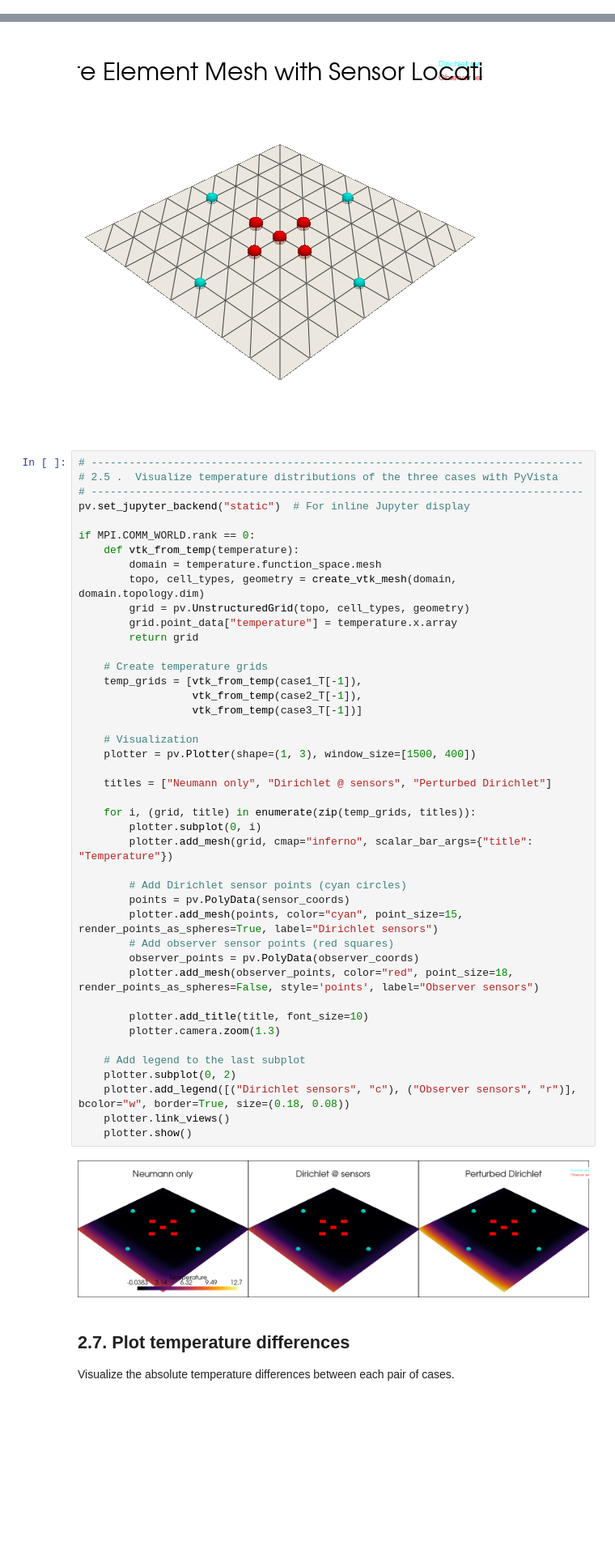
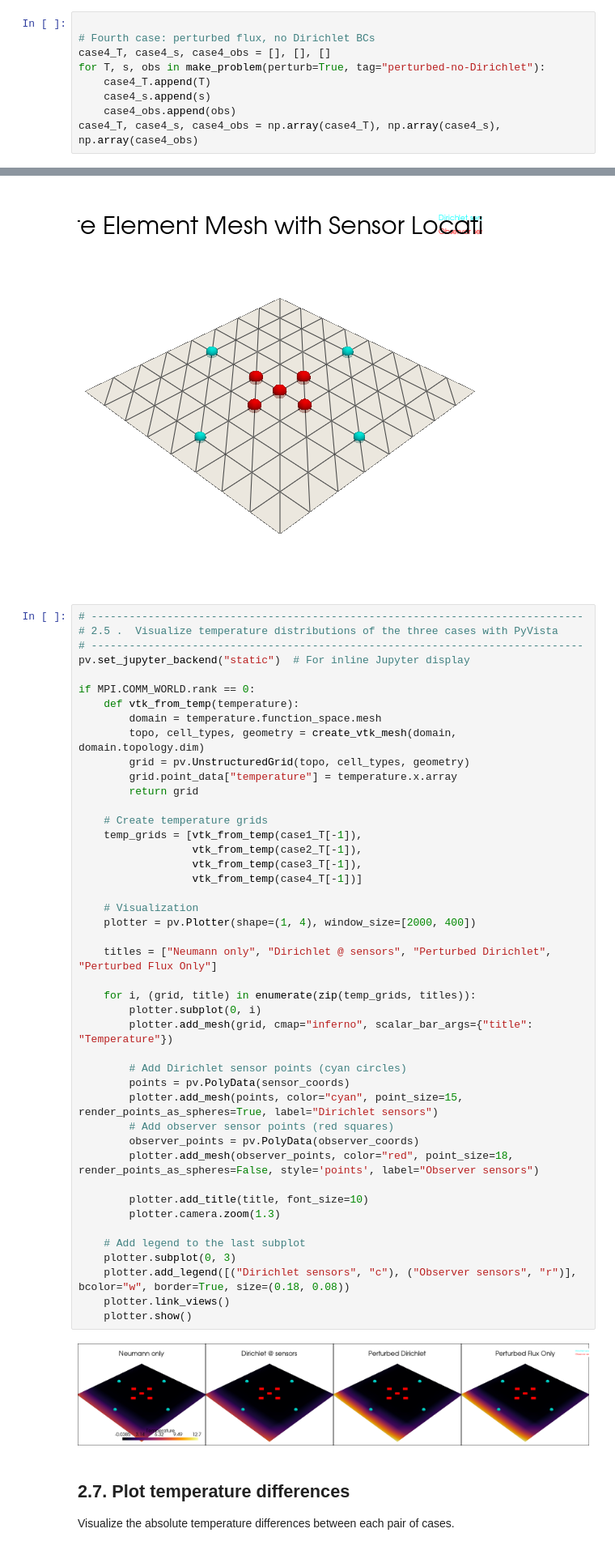
Before and after one commit to danielandresarcones/j4nfdi-dolfinx-ihcp, a Jupyter notebook: notebooks/inner_residuals.ipynb, the cells around one changed output, grey strips where cells are left out. Shown at 81% size. Cells and saved outputs as stored; diff of their text form; blank space fills up the shorter version.

Commit message:
Added 4th case

```diff
--- a/notebooks/inner_residuals.ipynb
+++ b/notebooks/inner_residuals.ipynb
@@ -226,6 +226,15 @@ for T, s, obs in make_problem(dirichlet_sequence=case1_s, perturb=True,
     case3_T.append(T)
     case3_s.append(s)
     case3_obs.append(obs)
+# %%
+
+# Fourth case: perturbed flux, no Dirichlet BCs
+case4_T, case4_s, case4_obs = [], [], []
+for T, s, obs in make_problem(perturb=True, tag="perturbed-no-Dirichlet"):
+    case4_T.append(T)
+    case4_s.append(s)
+    case4_obs.append(obs)
+case4_T, case4_s, case4_obs = np.array(case4_T), np.array(case4_s), np.array(case4_obs)
 # %% [markdown]
 ## 2. Post-process: project flux
 
@@ -305,38 +315,39 @@ if MPI.COMM_WORLD.rank == 0:
         grid = pv.UnstructuredGrid(topo, cell_types, geometry)
         grid.point_data["temperature"] = temperature.x.array
         return grid
 
     # Create temperature grids
     temp_grids = [vtk_from_temp(case1_T[-1]),
                   vtk_from_temp(case2_T[-1]),
-                  vtk_from_temp(case3_T[-1])]
+                  vtk_from_temp(case3_T[-1]),
+                  vtk_from_temp(case4_T[-1])]
 
     # Visualization
-    plotter = pv.Plotter(shape=(1, 3), window_size=[1500, 400])
+    plotter = pv.Plotter(shape=(1, 4), window_size=[2000, 400])
 
-    titles = ["Neumann only", "Dirichlet @ sensors", "Perturbed Dirichlet"]
+    titles = ["Neumann only", "Dirichlet @ sensors", "Perturbed Dirichlet", "Perturbed Flux Only"]
 
     for i, (grid, title) in enumerate(zip(temp_grids, titles)):
         plotter.subplot(0, i)
         plotter.add_mesh(grid, cmap="inferno", scalar_bar_args={"title": "Temperature"})
 
         # Add Dirichlet sensor points (cyan circles)
         points = pv.PolyData(sensor_coords)
         plotter.add_mesh(points, color="cyan", point_size=15, render_points_as_spheres=True, label="Dirichlet sensors")
         # Add observer sensor points (red squares)
         observer_points = pv.PolyData(observer_coords)
         plotter.add_mesh(observer_points, color="red", point_size=18, render_points_as_spheres=False, style='points', label="Observer sensors")
 
         plotter.add_title(title, font_size=10)
         plotter.camera.zoom(1.3)
 
     # Add legend to the last subplot
-    plotter.subplot(0, 2)
+    plotter.subplot(0, 3)
     plotter.add_legend([("Dirichlet sensors", "c"), ("Observer sensors", "r")], bcolor="w", border=True, size=(0.18, 0.08))
     plotter.link_views()
     plotter.show()
 # %% [output]
-[figure, old version]
+[figure, new version]
 # %% [markdown]
 ## 2.7. Plot temperature differences
 
```
Also changed, not shown: parts of 7 cells of this notebook.
